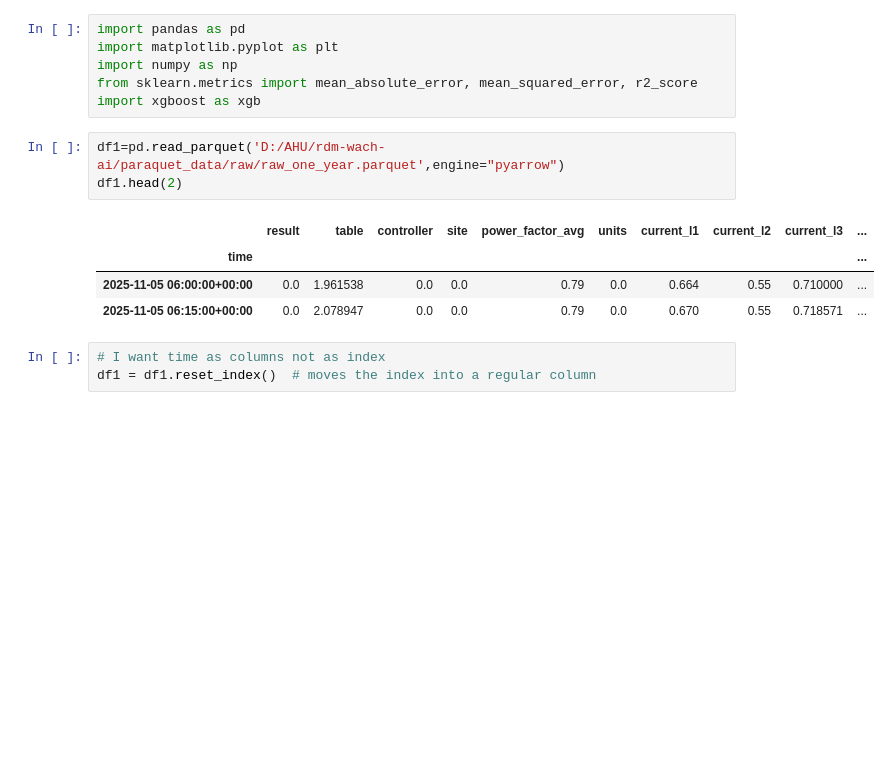
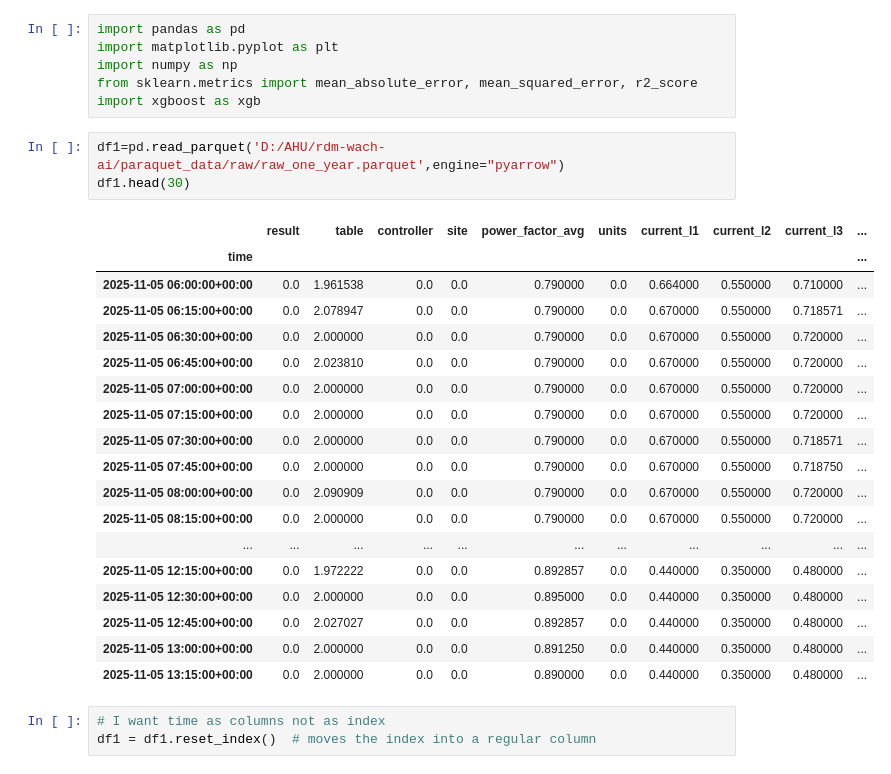
Before and after one commit to muraly-J/rdm-wach-ai, a Jupyter notebook: paraquet_data/new_notebook/window.ipynb, the cells around one changed output. Cells and saved outputs as stored; diff of their text form; blank space fills up the shorter version.

```diff
--- a/paraquet_data/new_notebook/window.ipynb
+++ b/paraquet_data/new_notebook/window.ipynb
@@ -6,12 +6,26 @@ from sklearn.metrics import mean_absolute_error, mean_squared_error, r2_score
 import xgboost as xgb
 # %%
 df1=pd.read_parquet('D:/AHU/rdm-wach-ai/paraquet_data/raw/raw_one_year.parquet',engine="pyarrow")
-df1.head(2)
+df1.head(30)
 # %% [output]
 |  | result | table | controller | site | power_factor_avg | units | current_l1 | current_l2 | current_l3 | ... |
 | time |  |  |  |  |  |  |  |  |  | ... |
-| 2025-11-05 06:00:00+00:00 | 0.0 | 1.961538 | 0.0 | 0.0 | 0.79 | 0.0 | 0.664 | 0.55 | 0.710000 | ... |
-| 2025-11-05 06:15:00+00:00 | 0.0 | 2.078947 | 0.0 | 0.0 | 0.79 | 0.0 | 0.670 | 0.55 | 0.718571 | ... |
+| 2025-11-05 06:00:00+00:00 | 0.0 | 1.961538 | 0.0 | 0.0 | 0.790000 | 0.0 | 0.664000 | 0.550000 | 0.710000 | ... |
+| 2025-11-05 06:15:00+00:00 | 0.0 | 2.078947 | 0.0 | 0.0 | 0.790000 | 0.0 | 0.670000 | 0.550000 | 0.718571 | ... |
+| 2025-11-05 06:30:00+00:00 | 0.0 | 2.000000 | 0.0 | 0.0 | 0.790000 | 0.0 | 0.670000 | 0.550000 | 0.720000 | ... |
+| 2025-11-05 06:45:00+00:00 | 0.0 | 2.023810 | 0.0 | 0.0 | 0.790000 | 0.0 | 0.670000 | 0.550000 | 0.720000 | ... |
+| 2025-11-05 07:00:00+00:00 | 0.0 | 2.000000 | 0.0 | 0.0 | 0.790000 | 0.0 | 0.670000 | 0.550000 | 0.720000 | ... |
+| 2025-11-05 07:15:00+00:00 | 0.0 | 2.000000 | 0.0 | 0.0 | 0.790000 | 0.0 | 0.670000 | 0.550000 | 0.720000 | ... |
+| 2025-11-05 07:30:00+00:00 | 0.0 | 2.000000 | 0.0 | 0.0 | 0.790000 | 0.0 | 0.670000 | 0.550000 | 0.718571 | ... |
+| 2025-11-05 07:45:00+00:00 | 0.0 | 2.000000 | 0.0 | 0.0 | 0.790000 | 0.0 | 0.670000 | 0.550000 | 0.718750 | ... |
+| 2025-11-05 08:00:00+00:00 | 0.0 | 2.090909 | 0.0 | 0.0 | 0.790000 | 0.0 | 0.670000 | 0.550000 | 0.720000 | ... |
+| 2025-11-05 08:15:00+00:00 | 0.0 | 2.000000 | 0.0 | 0.0 | 0.790000 | 0.0 | 0.670000 | 0.550000 | 0.720000 | ... |
+| ... | ... | ... | ... | ... | ... | ... | ... | ... | ... | ... |
+| 2025-11-05 12:15:00+00:00 | 0.0 | 1.972222 | 0.0 | 0.0 | 0.892857 | 0.0 | 0.440000 | 0.350000 | 0.480000 | ... |
+| 2025-11-05 12:30:00+00:00 | 0.0 | 2.000000 | 0.0 | 0.0 | 0.895000 | 0.0 | 0.440000 | 0.350000 | 0.480000 | ... |
+| 2025-11-05 12:45:00+00:00 | 0.0 | 2.027027 | 0.0 | 0.0 | 0.892857 | 0.0 | 0.440000 | 0.350000 | 0.480000 | ... |
+| 2025-11-05 13:00:00+00:00 | 0.0 | 2.000000 | 0.0 | 0.0 | 0.891250 | 0.0 | 0.440000 | 0.350000 | 0.480000 | ... |
+| 2025-11-05 13:15:00+00:00 | 0.0 | 2.000000 | 0.0 | 0.0 | 0.890000 | 0.0 | 0.440000 | 0.350000 | 0.480000 | ... |
 # %%
 # I want time as columns not as index
 df1 = df1.reset_index()  # moves the index into a regular column
```
Also changed, not shown: parts of 6 cells of this notebook, 38 other files.
